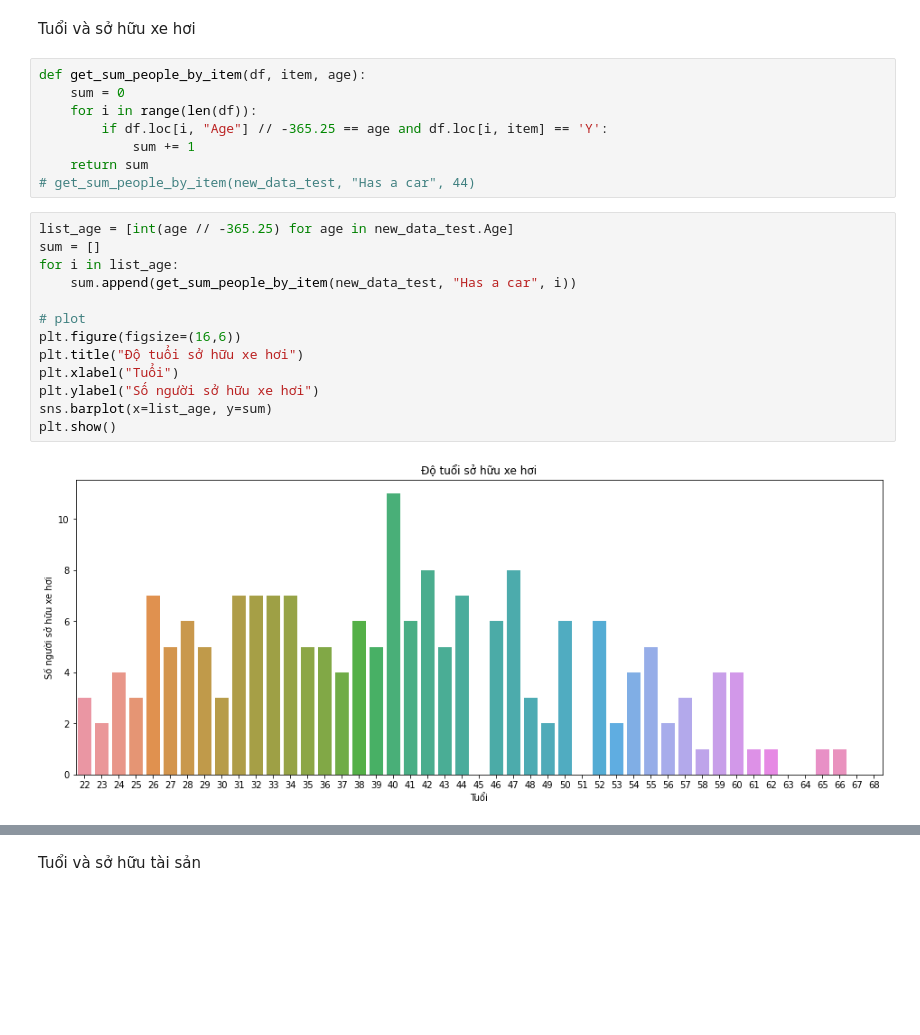
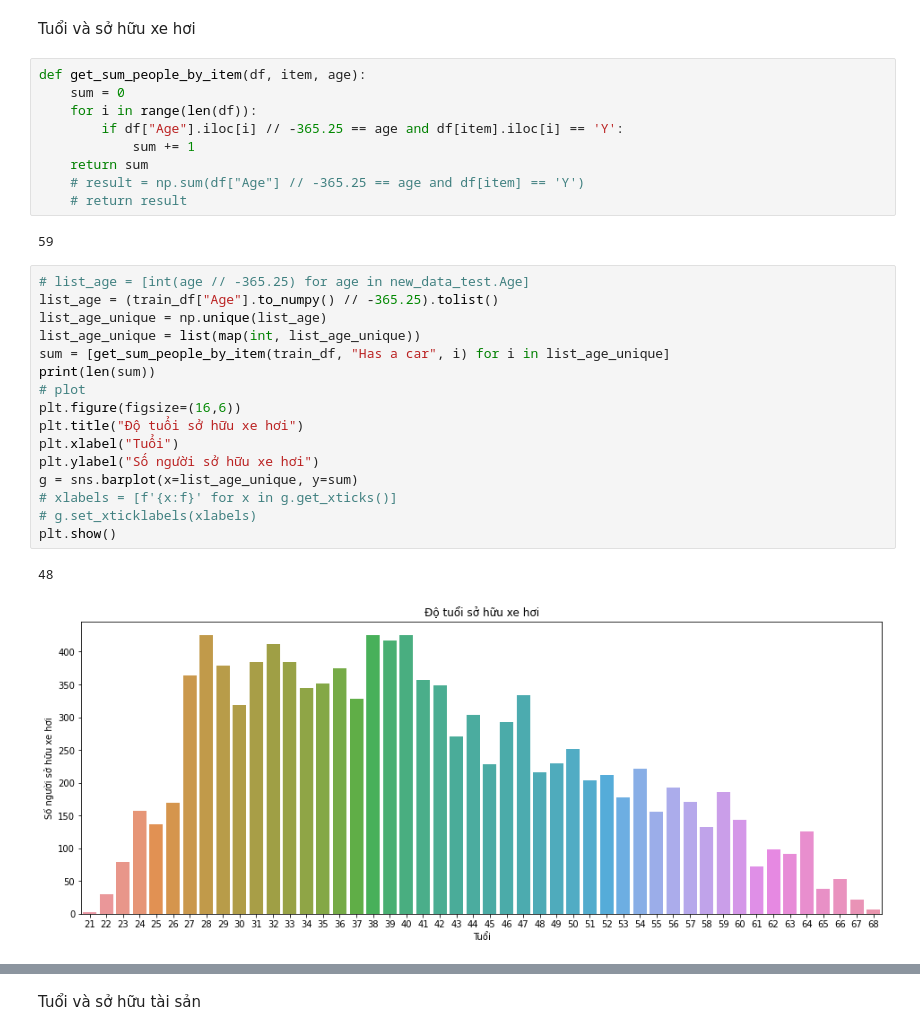
Before and after one commit to ngovanminh3232/credit_card_analyst, a Jupyter notebook: multiple_vars_analyst.ipynb, the cells around one changed output, grey strips where cells are left out. Saved outputs shown, nothing was run; the diff lists cells and outputs as text; blank space fills up the shorter version.

```diff
--- a/multiple_vars_analyst.ipynb
+++ b/multiple_vars_analyst.ipynb
@@ -34,22 +21,29 @@ Tuổi và sở hữu xe hơi
 def get_sum_people_by_item(df, item, age):
     sum = 0
     for i in range(len(df)):
-        if df.loc[i, "Age"] // -365.25 == age and df.loc[i, item] == 'Y':
+        if df["Age"].iloc[i] // -365.25 == age and df[item].iloc[i] == 'Y':
             sum += 1
     return sum
-# get_sum_people_by_item(new_data_test, "Has a car", 44)
+    # result = np.sum(df["Age"] // -365.25 == age and df[item] == 'Y')
+    # return result
+# %% [output]
+59
 # %%
-list_age = [int(age // -365.25) for age in new_data_test.Age]
-sum = []
-for i in list_age:
-    sum.append(get_sum_people_by_item(new_data_test, "Has a car", i))
-
+# list_age = [int(age // -365.25) for age in new_data_test.Age]
+list_age = (train_df["Age"].to_numpy() // -365.25).tolist()
+list_age_unique = np.unique(list_age)
+list_age_unique = list(map(int, list_age_unique))
+sum = [get_sum_people_by_item(train_df, "Has a car", i) for i in list_age_unique]
+print(len(sum))
 # plot
 plt.figure(figsize=(16,6))
 plt.title("Độ tuổi sở hữu xe hơi")
 plt.xlabel("Tuổi")
 plt.ylabel("Số người sở hữu xe hơi")
-sns.barplot(x=list_age, y=sum)
+g = sns.barplot(x=list_age_unique, y=sum)
+# xlabels = [f'{x:f}' for x in g.get_xticks()]
+# g.set_xticklabels(xlabels)
 plt.show()
 # %% [output]
+48
-[figure, old version]
+[figure, new version]
```
Also changed, not shown: parts of 21 cells of this notebook.
